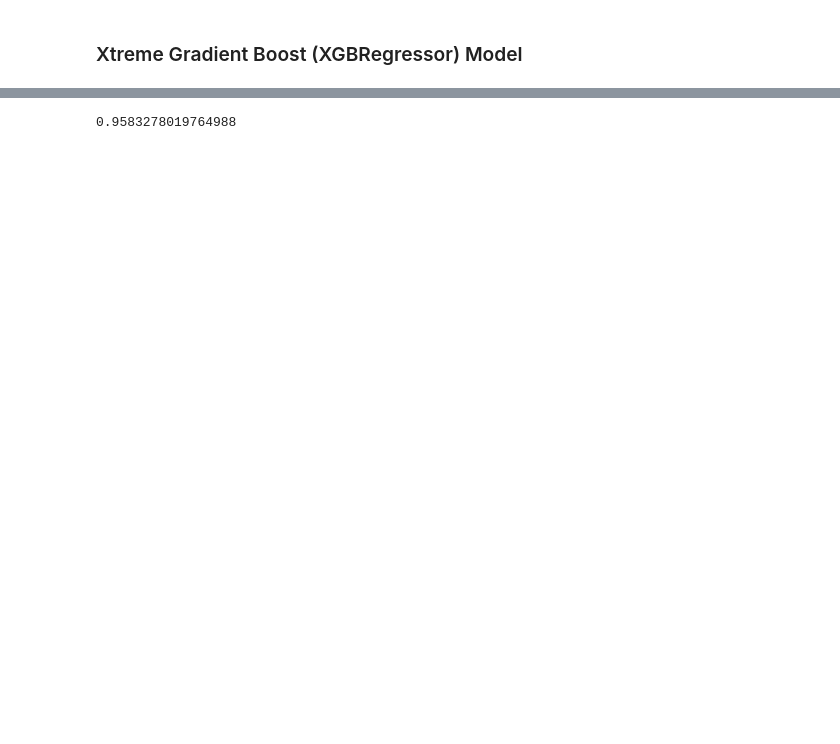
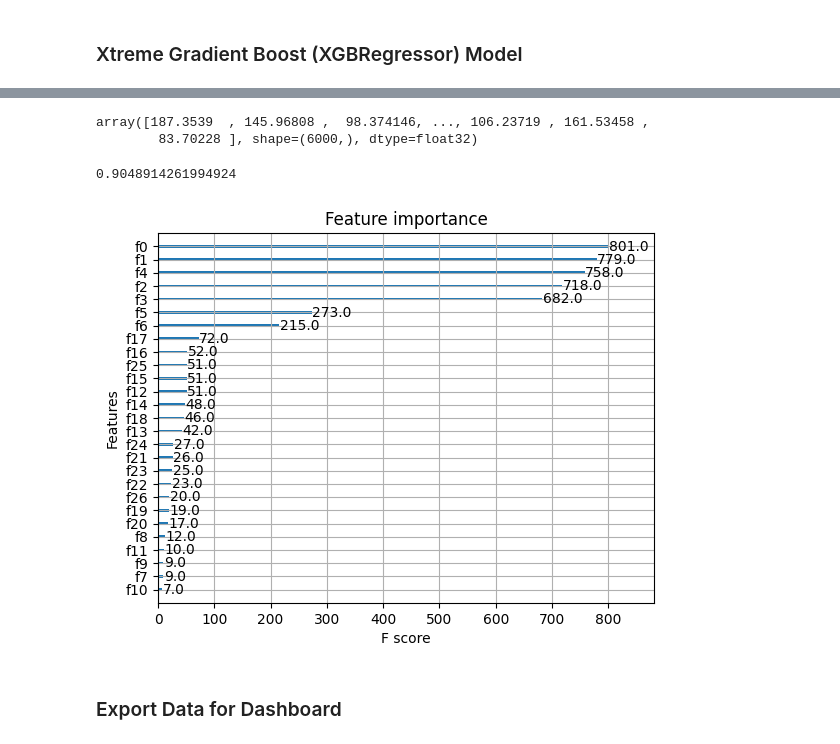
Before and after one commit to Mayank312003/E-Commerce-Sales-Prediction, a Jupyter notebook: E-Commerce Sales Analysis & Prediction.ipynb, the cells around one changed output, grey strips where cells are left out. Drawn from its saved outputs; the diff is of its cells as text; code cells hidden in the pictures; blank space fills up the shorter version.

```diff
--- a/E-Commerce Sales Analysis & Prediction.ipynb
+++ b/E-Commerce Sales Analysis & Prediction.ipynb
@@ -565,10 +610,29 @@ plt.show()
 # %%
 pipeline.fit(x, y)
-predictions = pipeline.predict(test)
+predictions = best_pipeline.predict(test)
+predictions
+# %% [output]
+array([187.3539  , 145.96808 ,  98.374146, ..., 106.23719 , 161.53458 ,
+        83.70228 ], shape=(6000,), dtype=float32)
 # %%
 from sklearn.model_selection import cross_val_score
 
-scores = cross_val_score(pipeline, x, y, cv=5, scoring='r2')
+scores = cross_val_score(best_pipeline, x, y, cv=5, scoring='r2')
 print(scores.mean())
 # %% [output]
-0.9583278019764988
+0.9048914261994924
+# %%
+import matplotlib.pyplot as plt
+from xgboost import plot_importance
+
+# Access the model inside the pipeline
+
+model = pipeline.named_steps['xg']
+
+# Now plot using the extracted model
+plot_importance(model)
+plt.show()
+# %% [output]
+[figure, added]
+# %% [markdown]
+### Export Data for Dashboard
```
Also changed, not shown: parts of 25 cells of this notebook.
